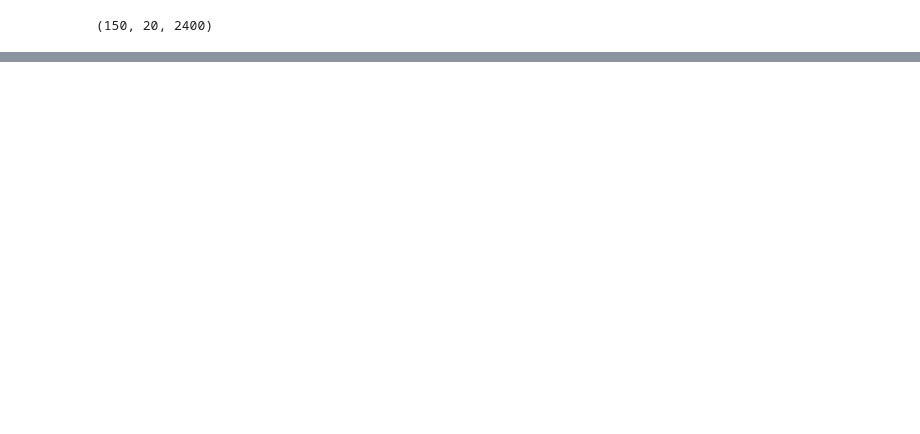
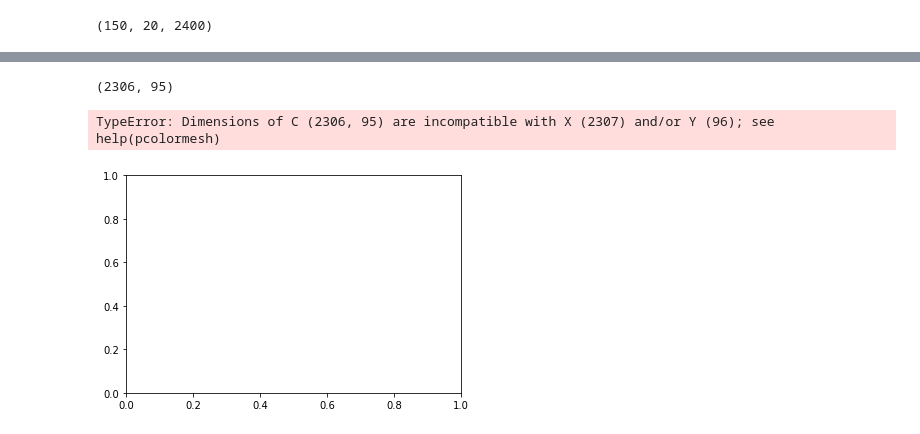
Before and after one commit to ekonyagin/wave_propagation, a Jupyter notebook: OAM_VTK_refined.ipynb, the cells around one changed output, grey strips where cells are left out. Saved outputs shown, nothing was run; the diff lists cells and outputs as text; code cells hidden in the pictures; blank space fills up the shorter version.

Commit message:
base spectrogram version added

```diff
--- a/OAM_VTK_refined.ipynb
+++ b/OAM_VTK_refined.ipynb
@@ -254,3 +253,5 @@ True
 lg_mode.refl_field.shape
 # %% [output]
 (150, 20, 2400)
+# %%
+field = lg_mode.incident_field[9,10,:]
@@ -256,0 +280,21 @@ lg_mode.refl_field.shape
+# %%
+window_length = 95
+out_shape = field.shape[0] - window_length + 1
+spectrogram_result = np.zeros((out_shape,window_length), dtype=np.complex)
+
+for i in range(out_shape):
+    window = (i, i+ window_length)
+    stft = np.fft.fft(field[i:i+window_length])
+    spectrogram_result[i,:] = stft
+# %%
+spectrogram_result.shape
+# %% [output]
+(2306, 95)
+# %%
+x = np.arange(96)
+y = np.arange(2307)
+# %%
+plt.pcolormesh(y,x, spectrogram_result)
+# %% [output]
+TypeError: Dimensions of C (2306, 95) are incompatible with X (2307) and/or Y (96); see help(pcolormesh)
+[figure, added]
```
Also changed, not shown: parts of 7 cells of this notebook.
